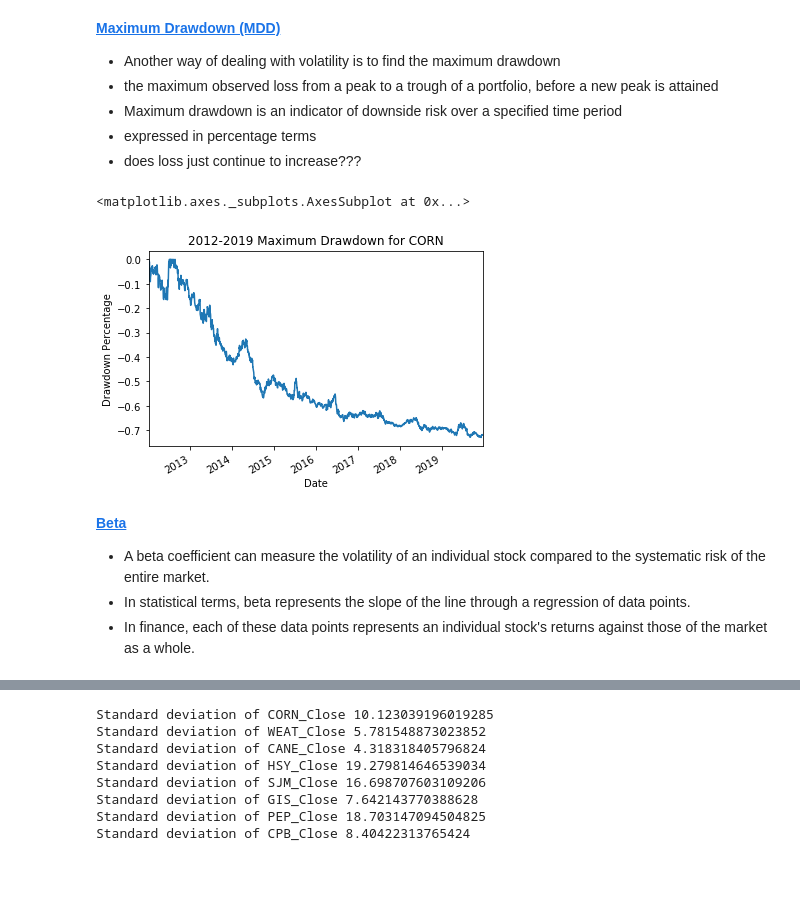
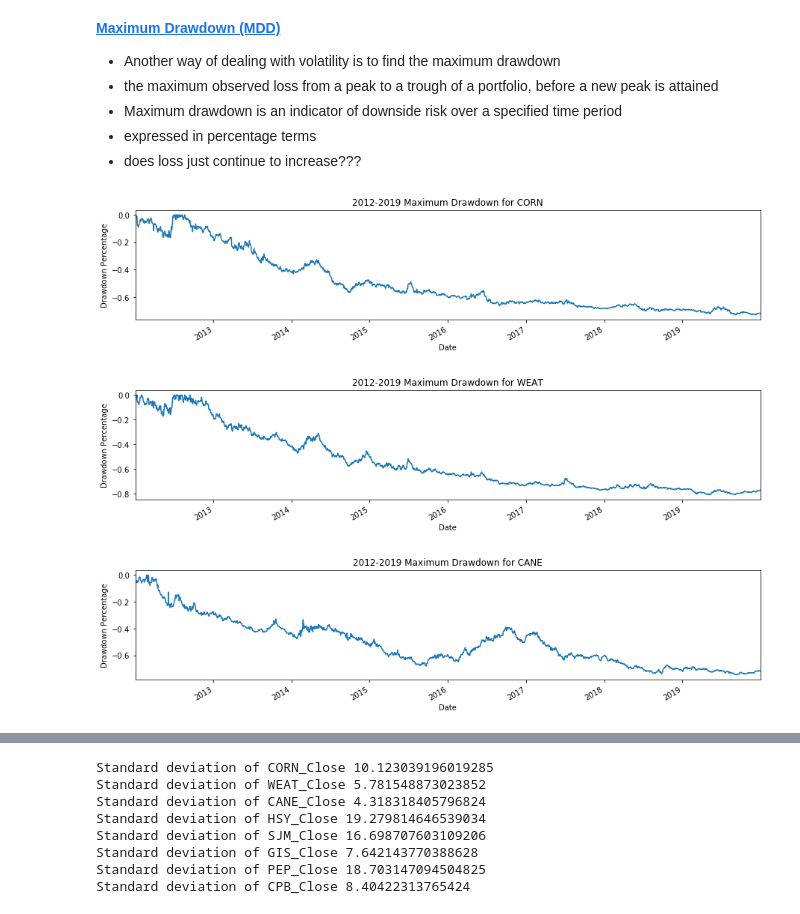
Before and after one commit to megankuscsik/Capstone-Project, a Jupyter notebook: EDA_Stats.ipynb, the cells around one changed output, grey strips where cells are left out. Cells and saved outputs as stored; diff of their text form; code cells hidden in the pictures; blank space fills up the shorter version.

Commit message:
volatility

```diff
--- a/EDA_Stats.ipynb
+++ b/EDA_Stats.ipynb
@@ -422,17 +506,30 @@ data['CPB_cum_return']
 # %%
 #take the stock cumulative return and put into formula with maximum cumulative return
 #https://seekingalpha.com/instablog/42079636-kayode-omotosho/5377452-computing-maximum-drawdown-of-stocks-in-python
+#CORN_Close Max Drawdown
 CORN_CumMax = data['CORN_cum_return'].cummax()
 data['CORN_MaxDrawdown'] = ((data['CORN_cum_return']) - CORN_CumMax)/CORN_CumMax
-
+data['CORN_MaxDrawdown'].plot(figsize=(15,3))
 plt.title('2012-2019 Maximum Drawdown for CORN')
 plt.ylabel('Drawdown Percentage')
-data['CORN_MaxDrawdown'].plot()
+plt.show()
+
+#WEAT_Close Max Drawdown--GREATEST DRAWDOWN
+WEAT_CumMax = data['WEAT_cum_return'].cummax()
+data['WEAT_MaxDrawdown'] = ((data['WEAT_cum_return']) - WEAT_CumMax)/WEAT_CumMax
+data['WEAT_MaxDrawdown'].plot(figsize=(15,3))
+plt.title('2012-2019 Maximum Drawdown for WEAT')
+plt.ylabel('Drawdown Percentage')
+plt.show()
+
+#CANE_Close Max Drawdown
+CANE_CumMax = data['CANE_cum_return'].cummax()
+data['CANE_MaxDrawdown'] = ((data['CANE_cum_return']) - CANE_CumMax)/CANE_CumMax
+data['CANE_MaxDrawdown'].plot(figsize=(15,3))
+plt.title('2012-2019 Maximum Drawdown for CANE')
+plt.ylabel('Drawdown Percentage')
+plt.show()
 # %% [output]
-<matplotlib.axes._subplots.AxesSubplot at 0x...>
-[figure, old version]
+[figure, new version]
+[figure, added]
+[figure, added]
-# %% [markdown]
-[**Beta**](https://www.investopedia.com/terms/b/beta.asp)
-- A beta coefficient can measure the volatility of an individual stock compared to the systematic risk of the entire market.
-- In statistical terms, beta represents the slope of the line through a regression of data points.
-- In finance, each of these data points represents an individual stock's returns against those of the market as a whole.
```
Also changed, not shown: parts of 16 cells of this notebook, 1 other file.
